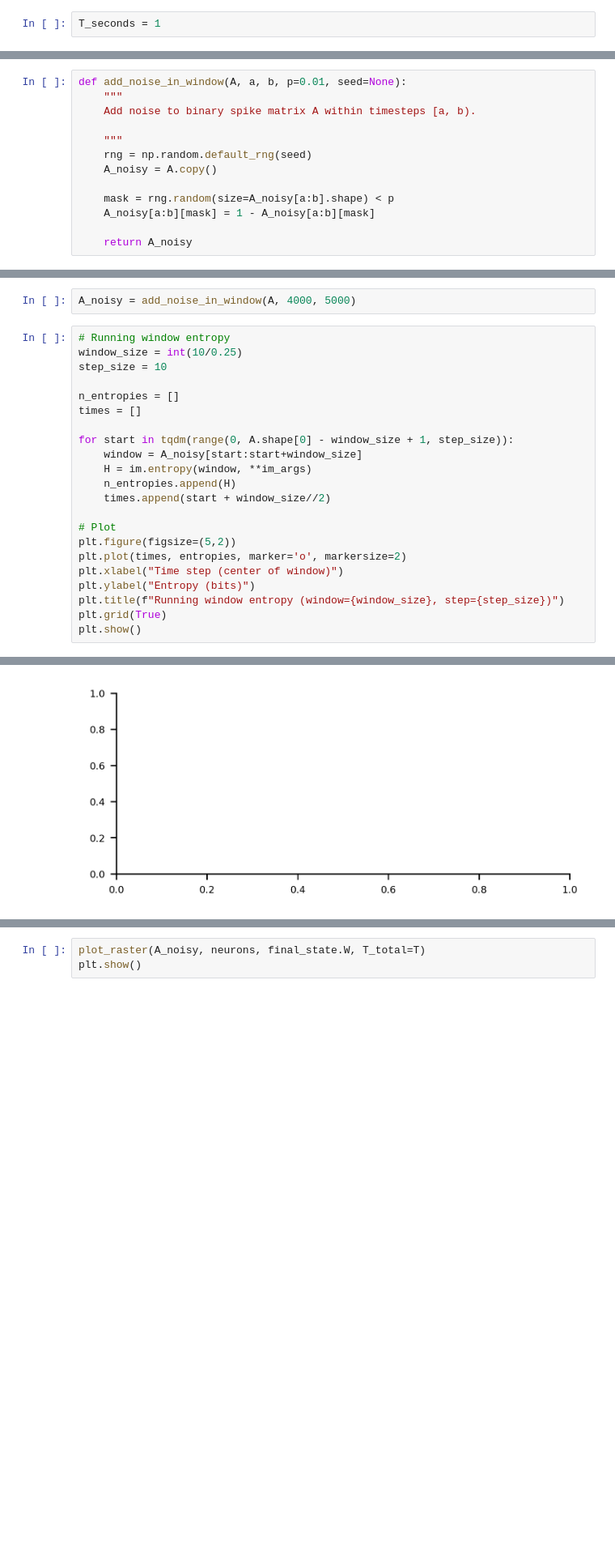
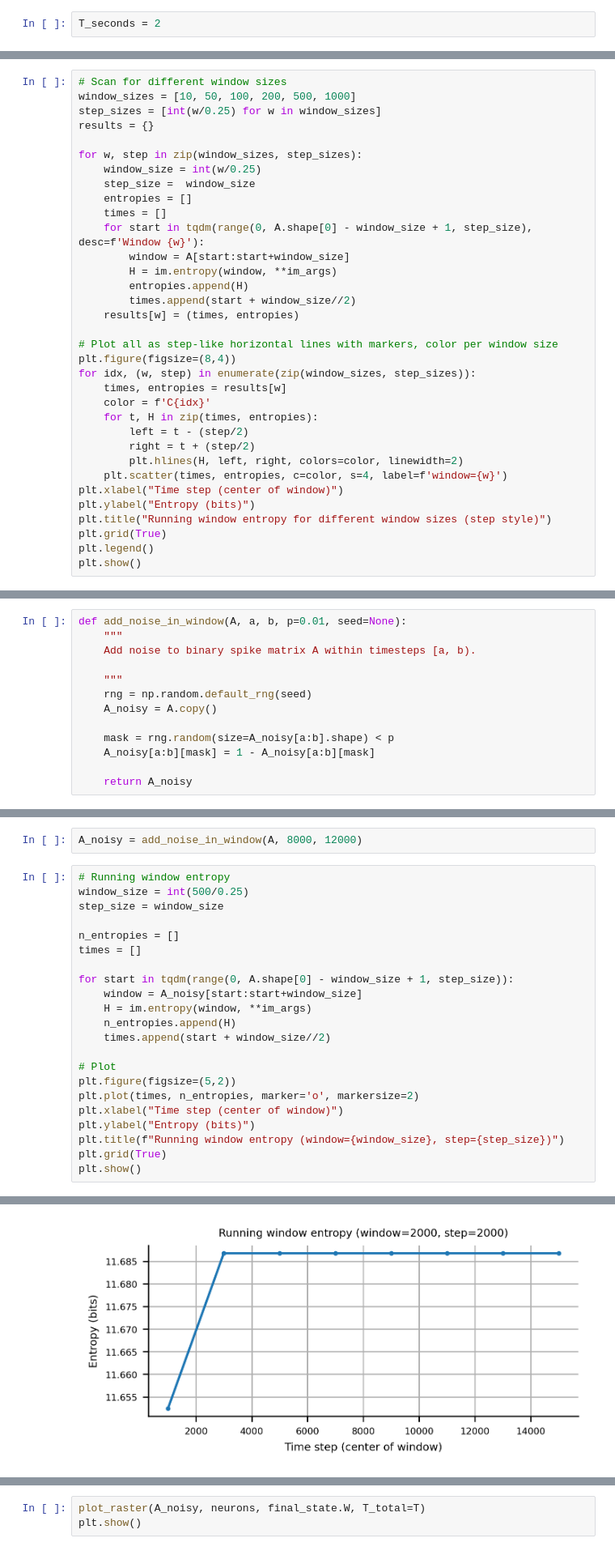
Before and after one commit to mjadiaz/rnjax, a Jupyter notebook: notebooks/resilience_measures.ipynb, the cells around one changed output, grey strips where cells are left out. Shown at 81% size. Saved outputs shown, nothing was run; the diff lists cells and outputs as text; blank space fills up the shorter version.

```diff
--- a/notebooks/resilience_measures.ipynb
+++ b/notebooks/resilience_measures.ipynb
@@ -13,5 +13,5 @@ neurons, G = create_random_network(N=500, p_connect=0.1, weight_bounds=(0.1,5))
 # %%
-T_seconds = 1
+T_seconds = 2
 # %%
 T =int( T_seconds* 2000)
 V_hist, S_hist, I_syn_hist, I_ext, final_state, final_stdp_state = run_single_network(
@@ -67,0 +109,34 @@ plt.show()
+# %%
+# Scan for different window sizes
+window_sizes = [10, 50, 100, 200, 500, 1000]
+step_sizes = [int(w/0.25) for w in window_sizes]
+results = {}
+
+for w, step in zip(window_sizes, step_sizes):
+    window_size = int(w/0.25)
+    step_size =  window_size
+    entropies = []
+    times = []
+    for start in tqdm(range(0, A.shape[0] - window_size + 1, step_size), desc=f'Window {w}'):
+        window = A[start:start+window_size]
+        H = im.entropy(window, **im_args)
+        entropies.append(H)
+        times.append(start + window_size//2)
+    results[w] = (times, entropies)
+
+# Plot all as step-like horizontal lines with markers, color per window size
+plt.figure(figsize=(8,4))
+for idx, (w, step) in enumerate(zip(window_sizes, step_sizes)):
+    times, entropies = results[w]
+    color = f'C{idx}'
+    for t, H in zip(times, entropies):
+        left = t - (step/2)
+        right = t + (step/2)
+        plt.hlines(H, left, right, colors=color, linewidth=2)
+    plt.scatter(times, entropies, c=color, s=4, label=f'window={w}')
+plt.xlabel("Time step (center of window)")
+plt.ylabel("Entropy (bits)")
+plt.title("Running window entropy for different window sizes (step style)")
+plt.grid(True)
+plt.legend()
+plt.show()
@@ -90,9 +167,9 @@ np.float64(1.4664512469448783)
 # %%
-A_noisy = add_noise_in_window(A, 4000, 5000)
+A_noisy = add_noise_in_window(A, 8000, 12000)
 # %%
 # Running window entropy
-window_size = int(10/0.25)
-step_size = 10
+window_size = int(500/0.25)
+step_size = window_size
 
 n_entropies = []
 times = []
@@ -105,7 +182,7 @@ for start in tqdm(range(0, A.shape[0] - window_size + 1, step_size)):
 
 # Plot
 plt.figure(figsize=(5,2))
-plt.plot(times, entropies, marker='o', markersize=2)
+plt.plot(times, n_entropies, marker='o', markersize=2)
 plt.xlabel("Time step (center of window)")
 plt.ylabel("Entropy (bits)")
 plt.title(f"Running window entropy (window={window_size}, step={step_size})")
@@ -116,4 +192,4 @@ ValueError: x and y must have same first dimension, but have shapes (797,) and (
-[figure, old version]
+[figure, new version]
 # %%
 plot_raster(A_noisy, neurons, final_state.W, T_total=T)
 plt.show()
```
Also changed, not shown: parts of 19 cells of this notebook, 2 other files.
